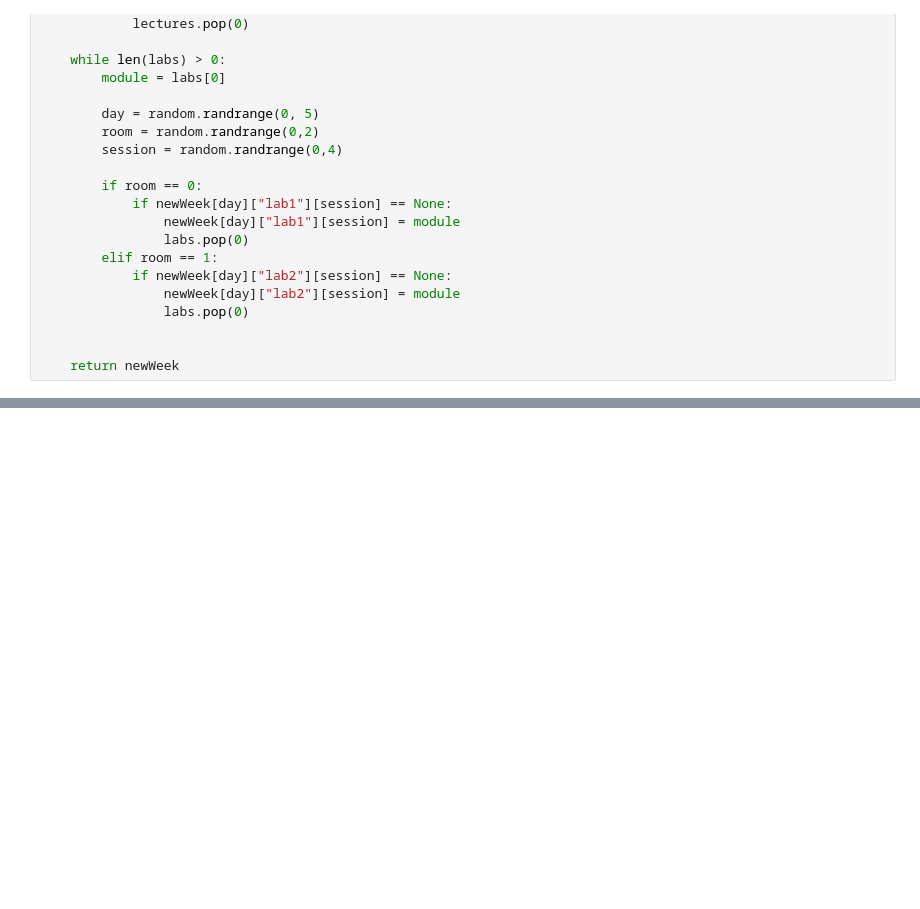
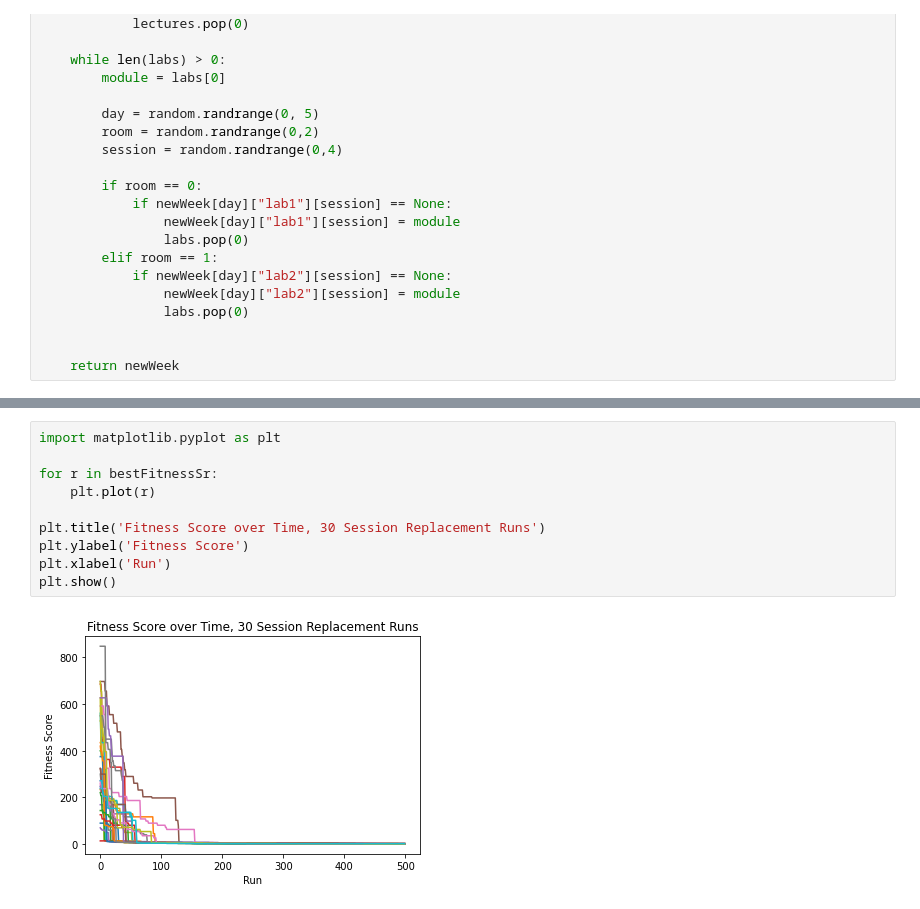
Before and after one commit to Dodecahedrane/COMP-2002-Assignment, a Jupyter notebook: Assignment Notebook.ipynb, the cells around one changed output, grey strips where cells are left out. Saved outputs shown, nothing was run; the diff lists cells and outputs as text; blank space fills up the shorter version.

```diff
--- a/Assignment Notebook.ipynb
+++ b/Assignment Notebook.ipynb
@@ -890,0 +823,12 @@ plt.show()
+# %%
+import matplotlib.pyplot as plt
+
+for r in bestFitnessSr:
+    plt.plot(r)
+
+plt.title('Fitness Score over Time, 30 Session Replacement Runs')
+plt.ylabel('Fitness Score')
+plt.xlabel('Run')
+plt.show()
+# %% [output]
+[figure, added]
```
Also changed, not shown: parts of 40 cells of this notebook.
